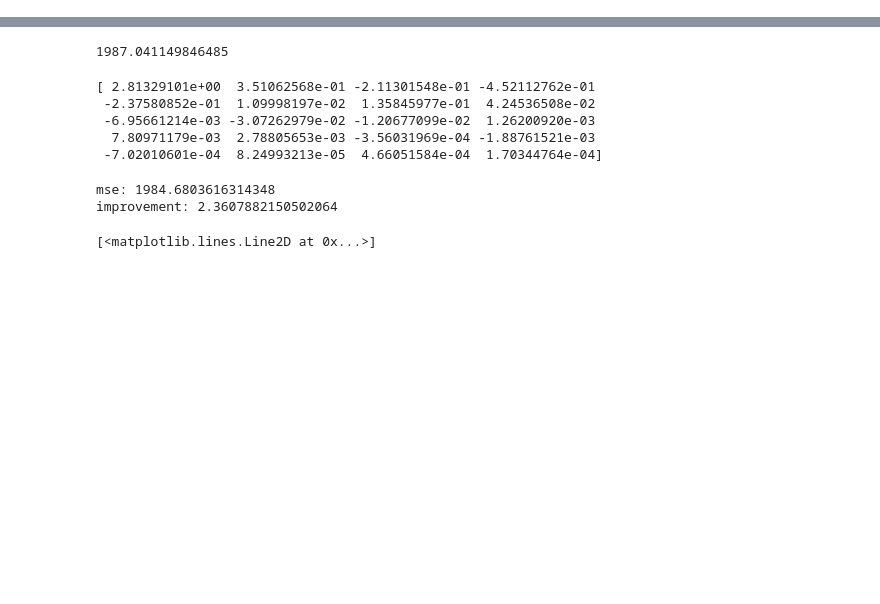
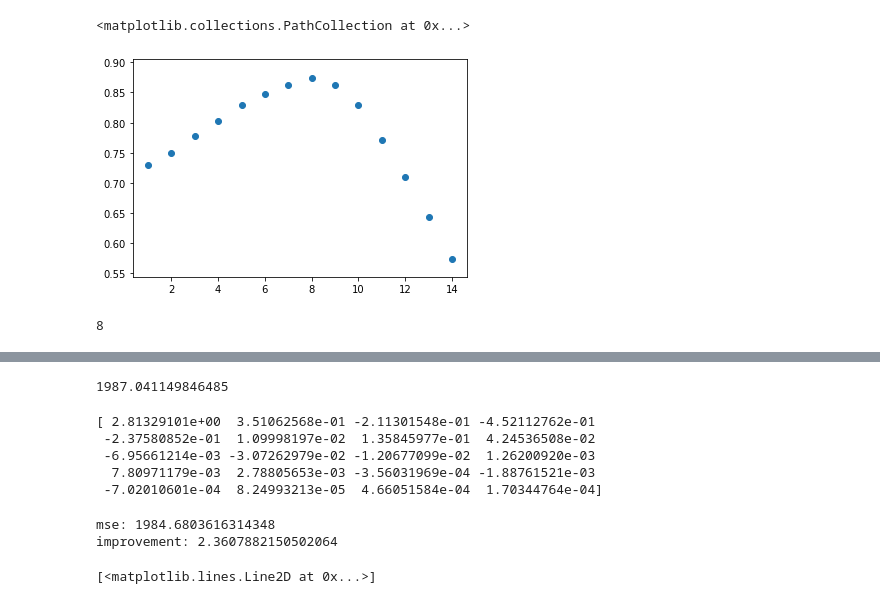
Before and after one commit to KevinHuang8/COVID19-prediction, a Jupyter notebook: models/curvefit.ipynb, the cells around one changed output, grey strips where cells are left out. Drawn from its saved outputs; the diff is of its cells as text; code cells hidden in the pictures; blank space fills up the shorter version.

```diff
--- a/models/curvefit.ipynb
+++ b/models/curvefit.ipynb
@@ -136,0 +137,24 @@ plt.plot(x, y)
+# %%
+delays = np.arange(1, 15)
+corr = []
+for delay in delays:
+    cases_past = []
+    deaths_curr = []
+    for i in range(delay, cases_smooth.shape[0]):
+        if i < 0.25 * cases_smooth.shape[0]:
+            continue
+        cases_past.append(cases_smooth[i - delay])
+        deaths_curr.append(deaths_smooth[i])
+    co = np.corrcoef(cases_past, deaths_curr)[0, 1]
+    corr.append(co)
+# %%
+plt.scatter(delays, corr)
+# %% [output]
+<matplotlib.collections.PathCollection at 0x...>
+[figure, added]
+# %%
+best_delays = np.argsort(corr)[::-1] + 1
+best_delay = best_delays[best_delays > 5][0]
+print(best_delay)
+# %% [output]
+8
```
Also changed, not shown: parts of 44 cells of this notebook, 16 other files.
